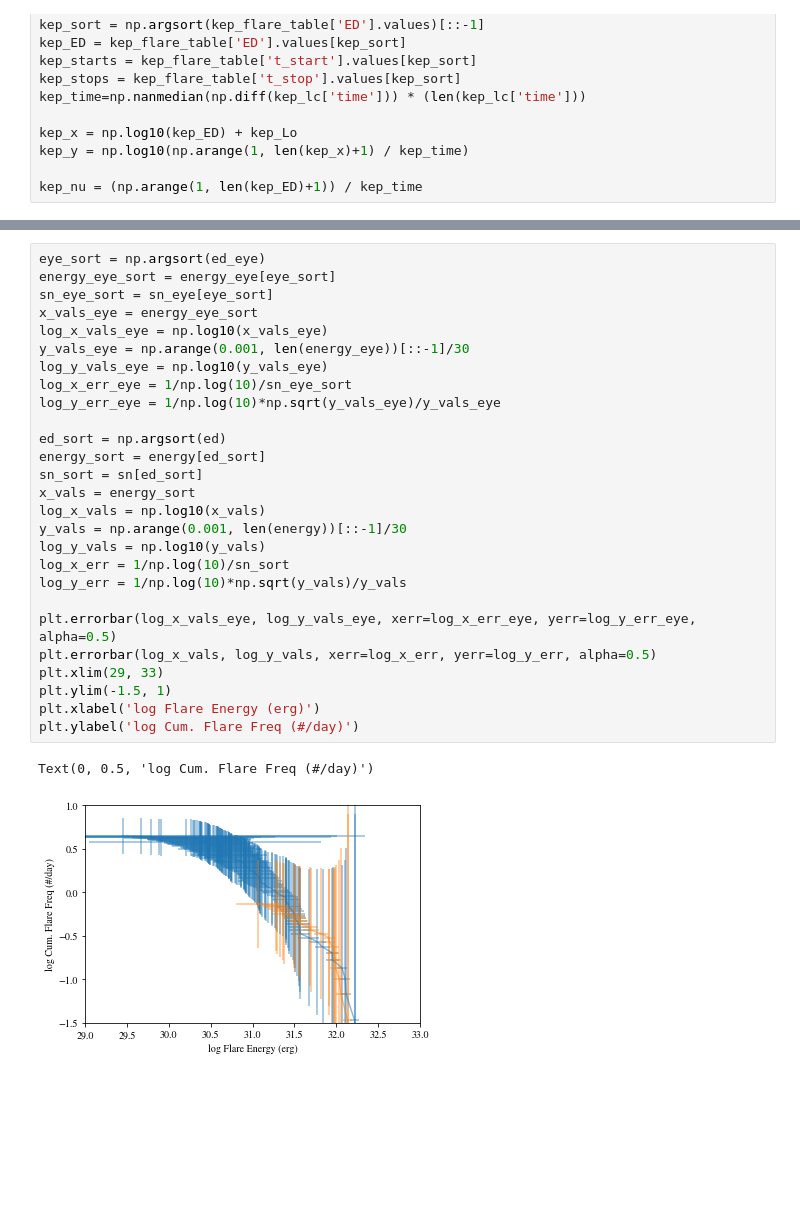
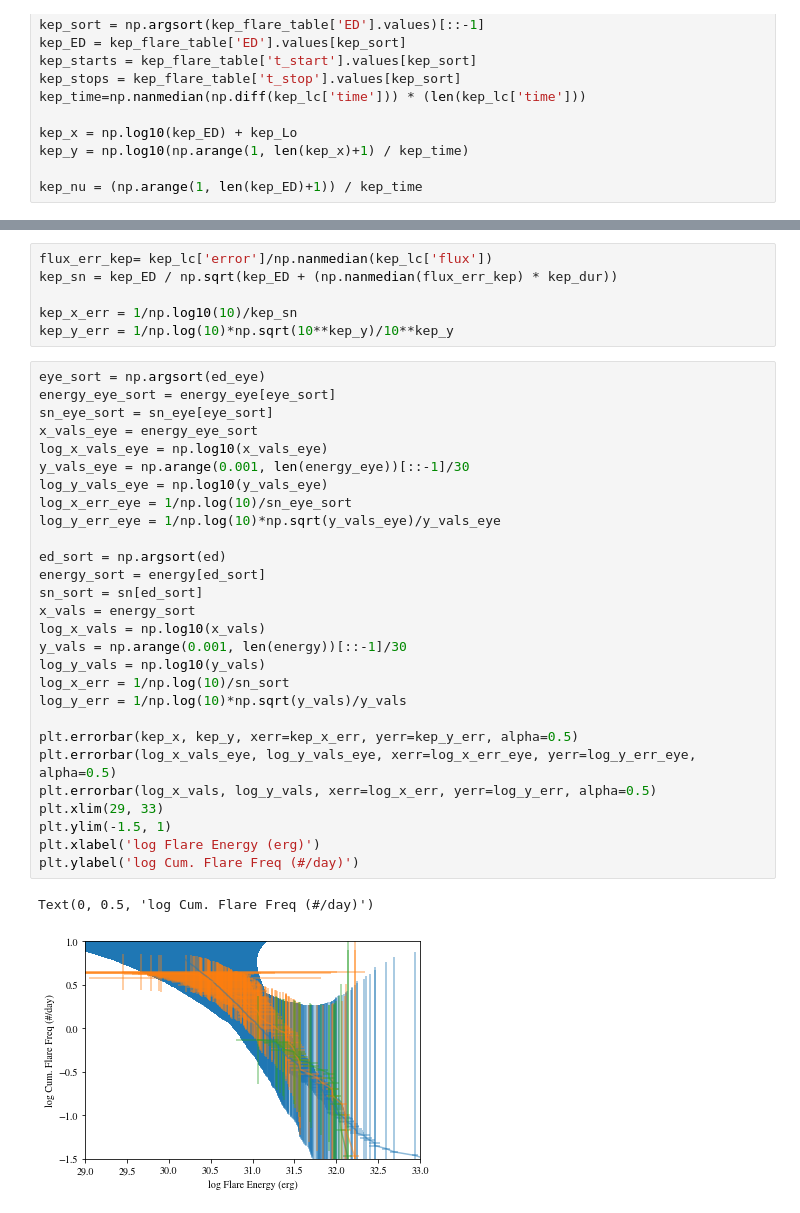
Before and after one commit to spencerw/tess_flare, a Jupyter notebook: gj1243.ipynb, the cells around one changed output, grey strips where cells are left out. Cells and saved outputs as stored; diff of their text form; blank space fills up the shorter version.

Commit message:
Fit to kepler flare data with errors

```diff
--- a/gj1243.ipynb
+++ b/gj1243.ipynb
@@ -273,33 +211,40 @@ plt.xlim(26, 33.5)
+# %%
+flux_err_kep= kep_lc['error']/np.nanmedian(kep_lc['flux'])
+kep_sn = kep_ED / np.sqrt(kep_ED + (np.nanmedian(flux_err_kep) * kep_dur))
+
+kep_x_err = 1/np.log10(10)/kep_sn
+kep_y_err = 1/np.log(10)*np.sqrt(10**kep_y)/10**kep_y
 # %%
 eye_sort = np.argsort(ed_eye)
 energy_eye_sort = energy_eye[eye_sort]
 sn_eye_sort = sn_eye[eye_sort]
 x_vals_eye = energy_eye_sort
 log_x_vals_eye = np.log10(x_vals_eye)
 y_vals_eye = np.arange(0.001, len(energy_eye))[::-1]/30
 log_y_vals_eye = np.log10(y_vals_eye)
 log_x_err_eye = 1/np.log(10)/sn_eye_sort
 log_y_err_eye = 1/np.log(10)*np.sqrt(y_vals_eye)/y_vals_eye
 
 ed_sort = np.argsort(ed)
 energy_sort = energy[ed_sort]
 sn_sort = sn[ed_sort]
 x_vals = energy_sort
 log_x_vals = np.log10(x_vals)
 y_vals = np.arange(0.001, len(energy))[::-1]/30
 log_y_vals = np.log10(y_vals)
 log_x_err = 1/np.log(10)/sn_sort
 log_y_err = 1/np.log(10)*np.sqrt(y_vals)/y_vals
 
+plt.errorbar(kep_x, kep_y, xerr=kep_x_err, yerr=kep_y_err, alpha=0.5)
 plt.errorbar(log_x_vals_eye, log_y_vals_eye, xerr=log_x_err_eye, yerr=log_y_err_eye, alpha=0.5)
 plt.errorbar(log_x_vals, log_y_vals, xerr=log_x_err, yerr=log_y_err, alpha=0.5)
 plt.xlim(29, 33)
 plt.ylim(-1.5, 1)
 plt.xlabel('log Flare Energy (erg)')
 plt.ylabel('log Cum. Flare Freq (#/day)')
 # %% [output]
 Text(0, 0.5, 'log Cum. Flare Freq (#/day)')
-[figure, old version]
+[figure, new version]
 # %%
 # Since the x values have errors on them, use ODR to fit a line to the log-log data
 from scipy.odr import *
```
Also changed, not shown: parts of 5 cells of this notebook.
